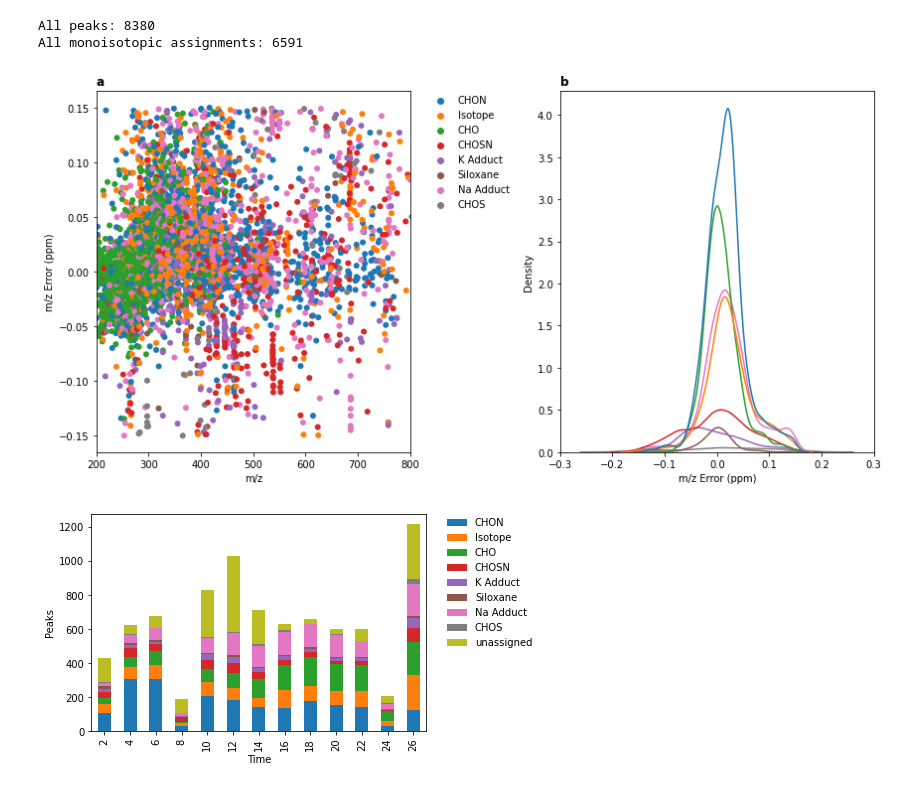
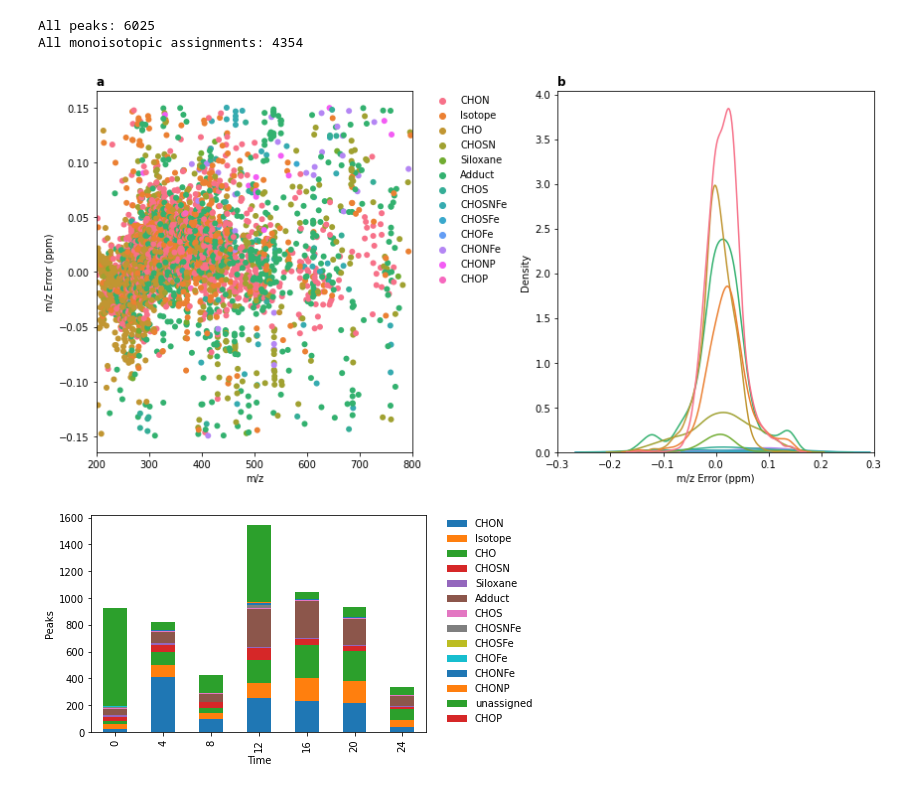
Before and after one commit to rboiteau/CoreMS, a Jupyter notebook: examples/Phycosphere analysis/CoreMS_phycosphere_formula_assignment_notebook.ipynb, the cells around one changed output. Saved outputs shown, nothing was run; the diff lists cells and outputs as text; code cells hidden in the pictures.

```diff
--- a/examples/Phycosphere analysis/CoreMS_phycosphere_formula_assignment_notebook.ipynb
+++ b/examples/Phycosphere analysis/CoreMS_phycosphere_formula_assignment_notebook.ipynb
@@ -299,16 +289,16 @@ lcmsformula(MSspectra[file])
 # %%
 ### Define allresults and results matrix (just annotated results)
-allresults=pd.read_csv(file_location+'/'+'Phycosphere LCMSpooled_results_wide.csv')
+allresults=pd.read_csv(file_location+'/'+'Phycosphere LCMSpooled_results_CHONPSNaKFeSi.csv')
 #allresults=allresults[allresults['File']==file]
 
-elements=['C','H','O','N', 'S','Na','K','Si']
+elements=['C','H','O','N','S','P','Na','K','Si','Fe']
 for element in elements:
     allresults[element]=allresults[element].fillna(0)
 
 allresults['Molecular class']=allresults['Molecular Formula'].str.replace('\d+', '').str.replace(' ', '')
 allresults['Molecular class'][allresults['Heteroatom Class']=='unassigned']='unassigned'
-allresults['Molecular class'][allresults['K']>0]='K Adduct'
-allresults['Molecular class'][allresults['Na']>0]='Na Adduct'
+allresults['Molecular class'][allresults['K']>0]='Adduct'
+allresults['Molecular class'][allresults['Na']>0]='Adduct'
 allresults['Molecular class'][allresults['Si']>0]='Siloxane'
 allresults['Molecular class'][allresults['Is Isotopologue']==1]='Isotope'
 
@@ -350,36 +340,36 @@ ax1.set_xlim(200,800)
 ax1.set_title('a', fontweight='bold', loc='left')
 
 sns.kdeplot(x='m/z Error (ppm)',data=results,hue='Molecular class',ax=ax2,legend=False)
 ax2.set_xlim(-0.3,0.3)
 ax2.set_title('b', fontweight='bold', loc='left')
 
 fig.tight_layout()
 
 #fig.savefig(file_location+'Phycosphere_library_errorplot.eps',dpi=300,format='eps')
 #fig.savefig(file_location+'Phycosphere_library_errorplot.pdf',dpi=300,format='pdf')
 
 
 #### Plot library assignments over time
 
 assign_summary=[]
 for time in allresults['Time'].unique():
     current={}
     current['Time']=time
     for mol_class in allresults['Molecular class'].unique():
         current[mol_class]=len(allresults[(allresults['Molecular class']==mol_class) & (allresults['Time']==time)])
     assign_summary.append(current)
     #mzdiff=result['m/z'].sort_values(ascending=True).diff().iloc[1:]/result['m/z'].sort_values(ascending=True).iloc[1:]*1E6
 
 
 df=pd.DataFrame(assign_summary)
 df.plot.bar(x='Time',y=df.columns[1:],stacked=True,ylabel='Peaks')
 plt.legend(bbox_to_anchor=(1.05, 1), loc=2, borderaxespad=0.,frameon=False)
 
 plt.show()
 # %% [output]
-All peaks: 8380
-All monoisotopic assignments: 6591
+All peaks: 6025
+All monoisotopic assignments: 4354
-[figure, old version]
+[figure, new version]
-[figure, old version]
+[figure, new version]
 # %%
 ### Use masterresults library to annotate MZmine3 feature list
```
Also changed, not shown: parts of 7 cells of this notebook, 3 other files.
